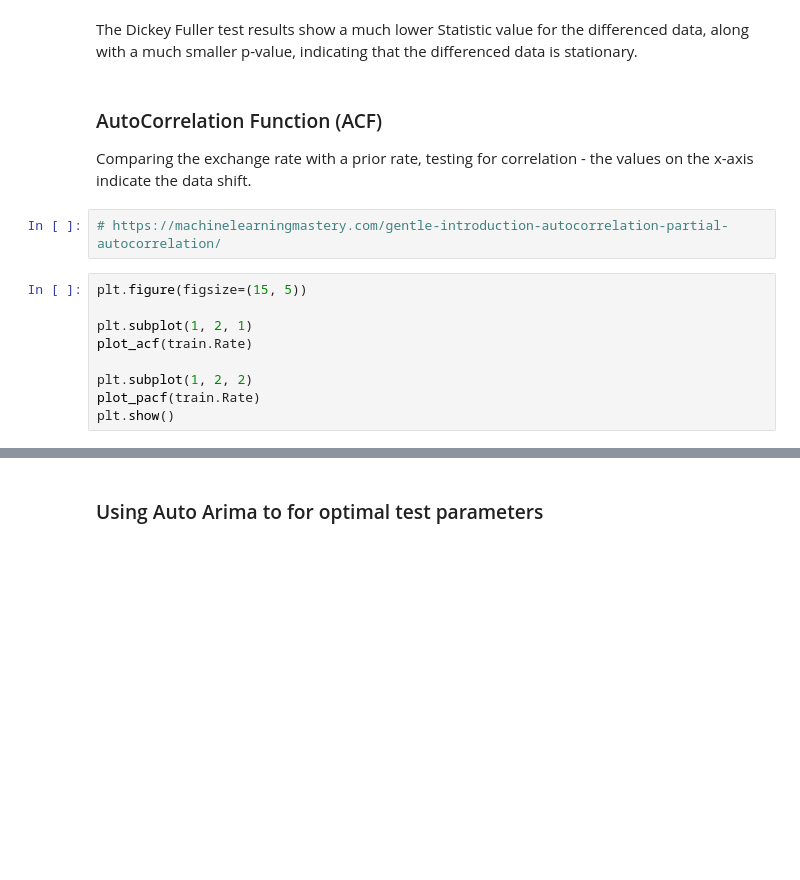
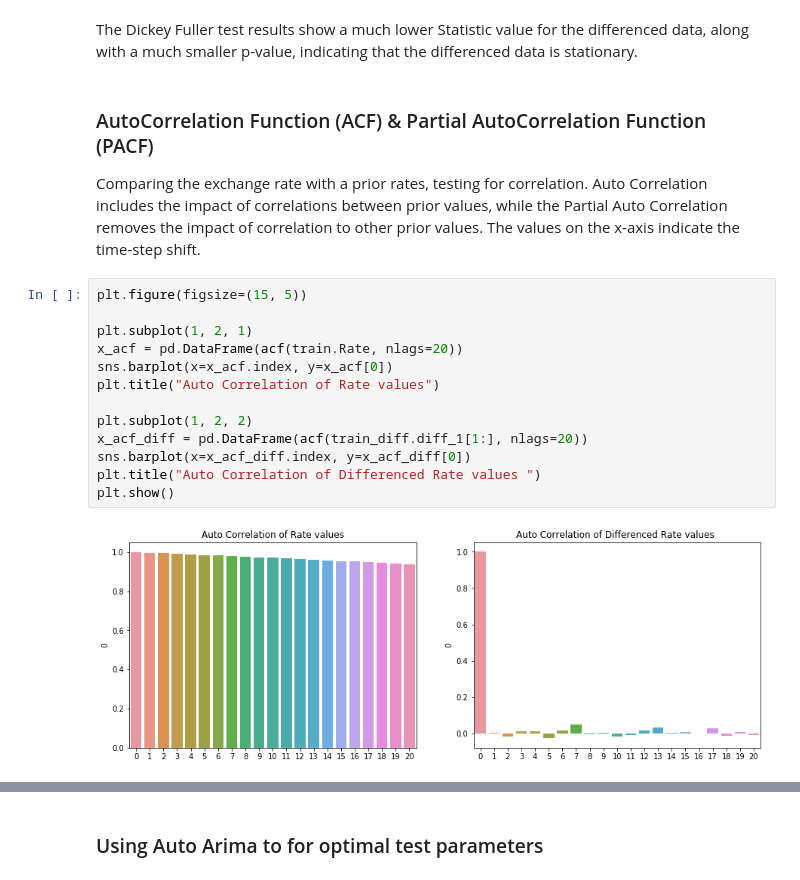
Before and after one commit to mbeckmanssf/Thinkful, a Jupyter notebook: Capstone/Notebook-1.ipynb, the cells around one changed output, grey strips where cells are left out. Cells and saved outputs as stored; diff of their text form; blank space fills up the shorter version.

```diff
--- a/Capstone/Notebook-1.ipynb
+++ b/Capstone/Notebook-1.ipynb
@@ -232,19 +233,23 @@ Critical Values:
 # %% [markdown]
 The Dickey Fuller test results show a much lower Statistic value for the differenced data, along with a much smaller p-value, indicating that the differenced data is stationary.
 # %% [markdown]
-### AutoCorrelation Function (ACF)
-Comparing the exchange rate with a prior rate, testing for correlation - the values on the x-axis indicate the data shift.
+### AutoCorrelation Function (ACF) & Partial AutoCorrelation Function (PACF)
+Comparing the exchange rate with a prior rates, testing for correlation.  Auto Correlation includes the impact of correlations between prior values, while the Partial Auto Correlation removes the impact of correlation to other prior values.  The values on the x-axis indicate the time-step shift.
-# %%
-# https://machinelearningmastery.com/gentle-introduction-autocorrelation-partial-autocorrelation/
 # %%
 plt.figure(figsize=(15, 5))
 
 plt.subplot(1, 2, 1)
-plot_acf(train.Rate)
+x_acf = pd.DataFrame(acf(train.Rate, nlags=20))
+sns.barplot(x=x_acf.index, y=x_acf[0])
+plt.title("Auto Correlation of Rate values")
 
 plt.subplot(1, 2, 2)
-plot_pacf(train.Rate)
+x_acf_diff = pd.DataFrame(acf(train_diff.diff_1[1:], nlags=20))
+sns.barplot(x=x_acf_diff.index, y=x_acf_diff[0])
+plt.title("Auto Correlation of Differenced Rate values ")
 plt.show()
+# %% [output]
+[figure, added]
 # %%
 plt.figure(figsize=(15, 5))
 
```
Also changed, not shown: parts of 13 cells of this notebook.
